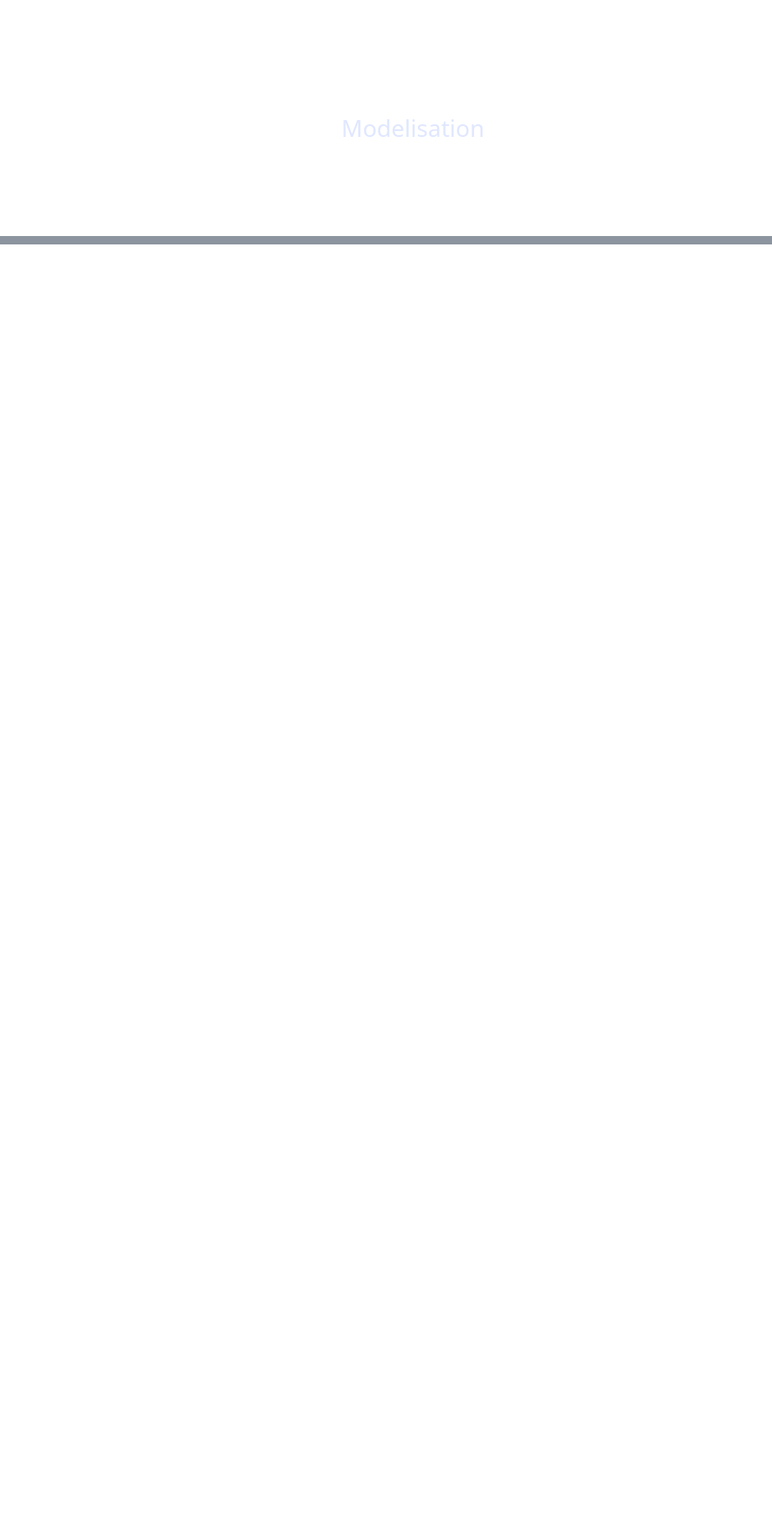
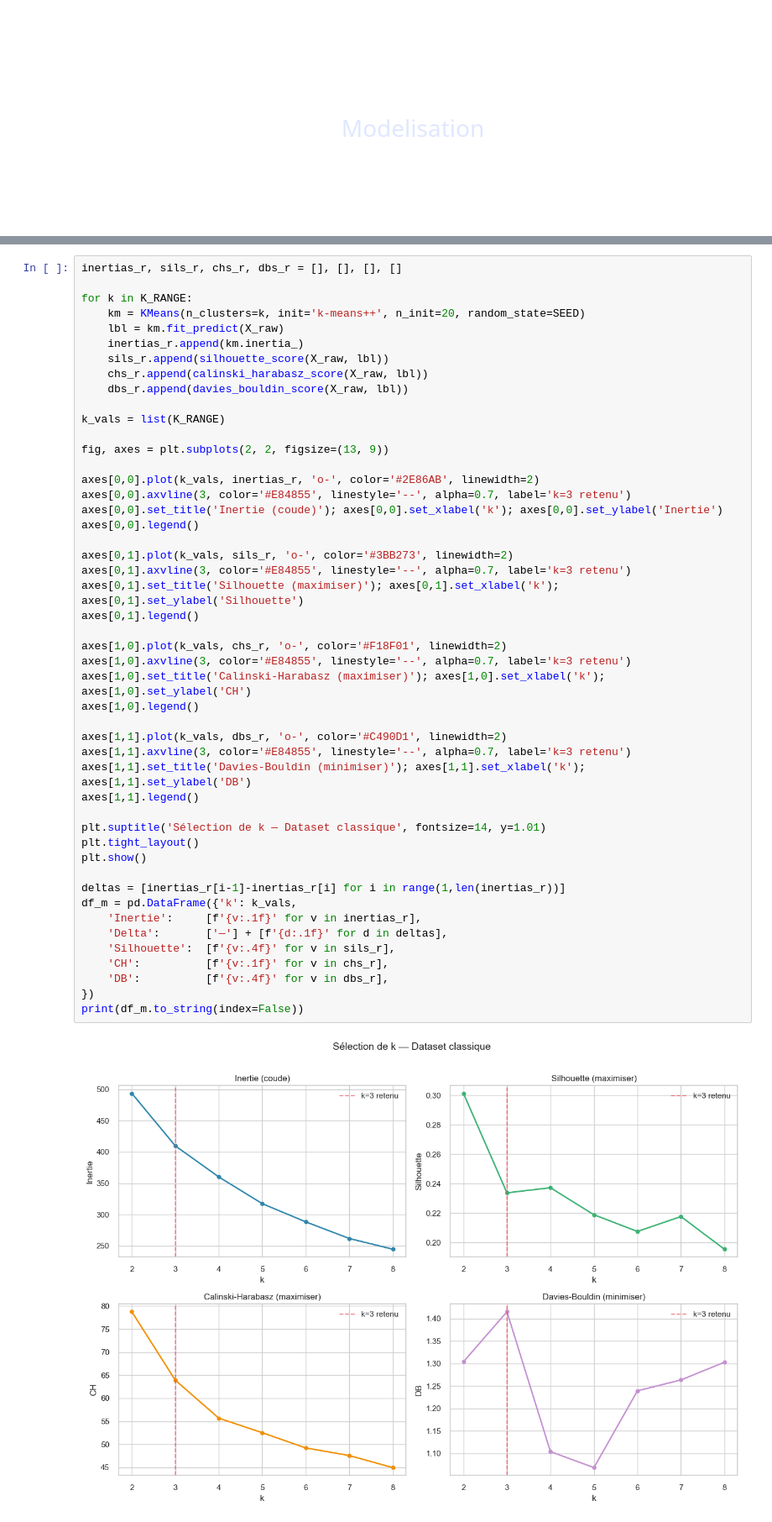
Before and after one commit to awa-d/ML2-project_clustering-countries, a Jupyter notebook: notebooks/P2_modeling.ipynb, the cells around one changed output, grey strips where cells are left out. Shown at 84% size. Saved outputs shown, nothing was run; the diff lists cells and outputs as text; blank space fills up the shorter version.

```diff
--- a/notebooks/P2_modeling.ipynb
+++ b/notebooks/P2_modeling.ipynb
@@ -117,0 +160,50 @@ Sources configurées : ['sante_wdi', 'sante_who', 'social_poverty_mpi', 'social_
+# %%
+inertias_r, sils_r, chs_r, dbs_r = [], [], [], []
+
+for k in K_RANGE:
+    km = KMeans(n_clusters=k, init='k-means++', n_init=20, random_state=SEED)
+    lbl = km.fit_predict(X_raw)
+    inertias_r.append(km.inertia_)
+    sils_r.append(silhouette_score(X_raw, lbl))
+    chs_r.append(calinski_harabasz_score(X_raw, lbl))
+    dbs_r.append(davies_bouldin_score(X_raw, lbl))
+
+k_vals = list(K_RANGE)
+
+fig, axes = plt.subplots(2, 2, figsize=(13, 9))
+
+axes[0,0].plot(k_vals, inertias_r, 'o-', color='#2E86AB', linewidth=2)
+axes[0,0].axvline(3, color='#E84855', linestyle='--', alpha=0.7, label='k=3 retenu')
+axes[0,0].set_title('Inertie (coude)'); axes[0,0].set_xlabel('k'); axes[0,0].set_ylabel('Inertie')
+axes[0,0].legend()
+
+axes[0,1].plot(k_vals, sils_r, 'o-', color='#3BB273', linewidth=2)
+axes[0,1].axvline(3, color='#E84855', linestyle='--', alpha=0.7, label='k=3 retenu')
+axes[0,1].set_title('Silhouette (maximiser)'); axes[0,1].set_xlabel('k'); axes[0,1].set_ylabel('Silhouette')
+axes[0,1].legend()
+
+axes[1,0].plot(k_vals, chs_r, 'o-', color='#F18F01', linewidth=2)
+axes[1,0].axvline(3, color='#E84855', linestyle='--', alpha=0.7, label='k=3 retenu')
+axes[1,0].set_title('Calinski-Harabasz (maximiser)'); axes[1,0].set_xlabel('k'); axes[1,0].set_ylabel('CH')
+axes[1,0].legend()
+
+axes[1,1].plot(k_vals, dbs_r, 'o-', color='#C490D1', linewidth=2)
+axes[1,1].axvline(3, color='#E84855', linestyle='--', alpha=0.7, label='k=3 retenu')
+axes[1,1].set_title('Davies-Bouldin (minimiser)'); axes[1,1].set_xlabel('k'); axes[1,1].set_ylabel('DB')
+axes[1,1].legend()
+
+plt.suptitle('Sélection de k — Dataset classique', fontsize=14, y=1.01)
+plt.tight_layout()
+plt.show()
+
+deltas = [inertias_r[i-1]-inertias_r[i] for i in range(1,len(inertias_r))]
+df_m = pd.DataFrame({'k': k_vals,
+    'Inertie':     [f'{v:.1f}' for v in inertias_r],
+    'Delta':       ['—'] + [f'{d:.1f}' for d in deltas],
+    'Silhouette':  [f'{v:.4f}' for v in sils_r],
+    'CH':          [f'{v:.1f}' for v in chs_r],
+    'DB':          [f'{v:.4f}' for v in dbs_r],
+})
+print(df_m.to_string(index=False))
+# %% [output]
+[figure, added]
```
Also changed, not shown: parts of 97 cells of this notebook.
